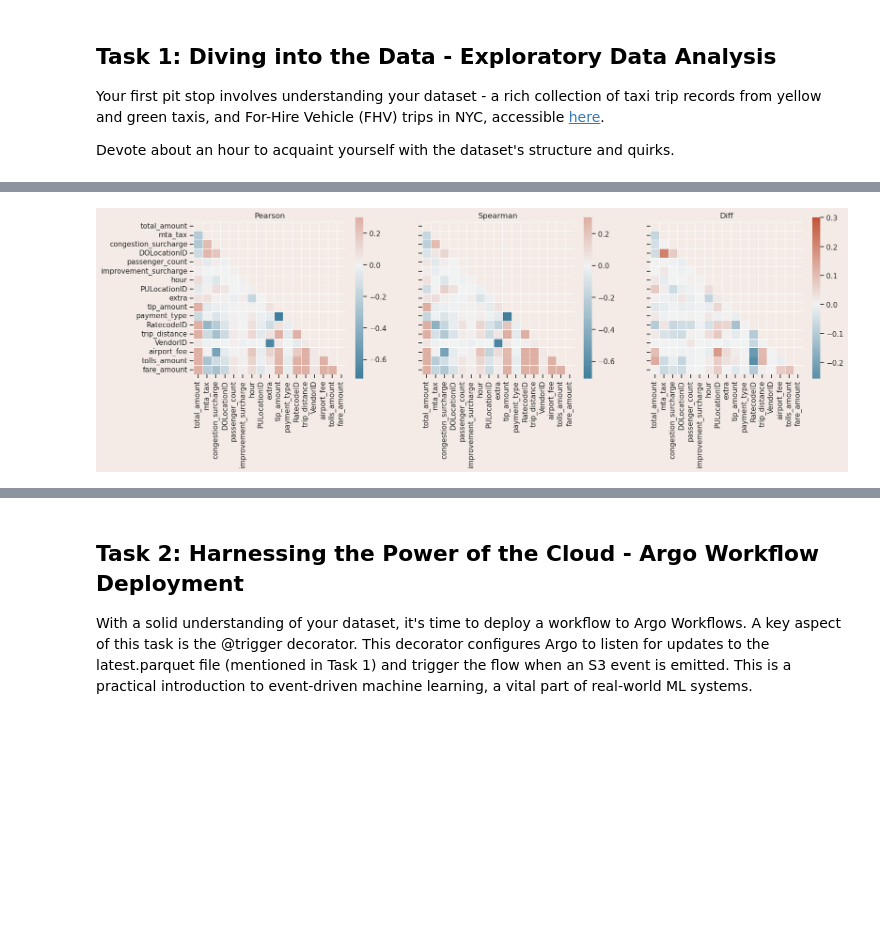
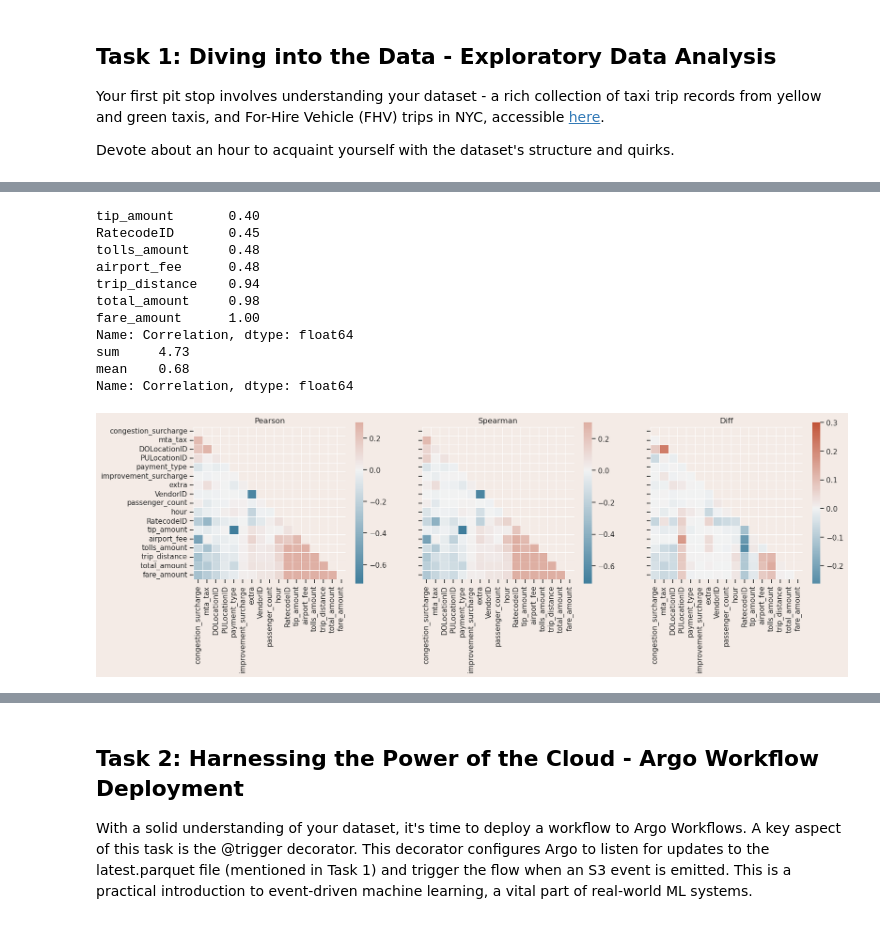
Before and after one commit to HendrikHuel/full-stack-ml-metaflow-corise-week-3, a Jupyter notebook: project/template.ipynb, the cells around one changed output, grey strips where cells are left out. Saved outputs shown, nothing was run; the diff lists cells and outputs as text; code cells hidden in the pictures; blank space fills up the shorter version.

```diff
--- a/project/template.ipynb
+++ b/project/template.ipynb
@@ -141,7 +141,10 @@ df = df[list(set(df.columns) - {"fare_amount"}) + ["fare_amount"]]
 
 def corr_matrices(df: pd.DataFrame):
     corr_p = df.corr()
-    corr_s = df.corr(method='spearman')
+    sorted_corr = np.argsort(corr_p.iloc[-1, :])
+    corr_p = df[corr_p.columns[sorted_corr]].corr()
+    corr_s = df[corr_p.columns].corr(method='spearman')[corr_p.columns]
+
     mask = np.triu(np.ones_like(corr_p, dtype=bool))
     cmap = sns.diverging_palette(230, 20, as_cmap=True)
 
@@ -159,4 +162,14 @@ def corr_matrices(df: pd.DataFrame):
     ax[2].set_title("Diff")
 
 corr_matrices(df)
+
+
+def look_at_first_n_feats(df: pd.DataFrame, n: int = 6) -> pd.DataFrame:
+    corr_s = df.corr(method='spearman')
+    best_n = corr_s["fare_amount"].iloc[np.argsort(corr_s["fare_amount"].abs())].iloc[-n:].rename("Correlation")
+    print(best_n.round(2))
+    print(best_n.agg(["sum", "mean"]).round(2))
+    return best_n
+
+best_n = look_at_first_n_feats(df, n = 7)
 # %% [output]
@@ -164,7 +188,24 @@ corr_matrices(df)
 # %%
-df_log = df.copy()
-num_cols = df_log.select_dtypes("number").columns
-df_log[num_cols] = np.log1p(df_log[num_cols])
+def transform_numeric_to_log(df: pd.DataFrame) -> pd.DataFrame:
+    num_cols = df_log.select_dtypes("number").columns
+    df[num_cols] = np.log1p(df[num_cols])
+
+    return df
+
+df_log = transform_numeric_to_log(df.copy())
+
 corr_matrices(df_log)
+best_n_log = look_at_first_n_feats(df_log, n = 7)
 # %% [output]
+tip_amount       0.40
+RatecodeID       0.45
+tolls_amount     0.48
+airport_fee      0.48
+trip_distance    0.94
+total_amount     0.98
+fare_amount      1.00
+Name: Correlation, dtype: float64
+sum     4.73
+mean    0.68
+Name: Correlation, dtype: float64
-[figure, old version]
+[figure, new version]
```
Also changed, not shown: parts of 14 cells of this notebook, 1 other file.
